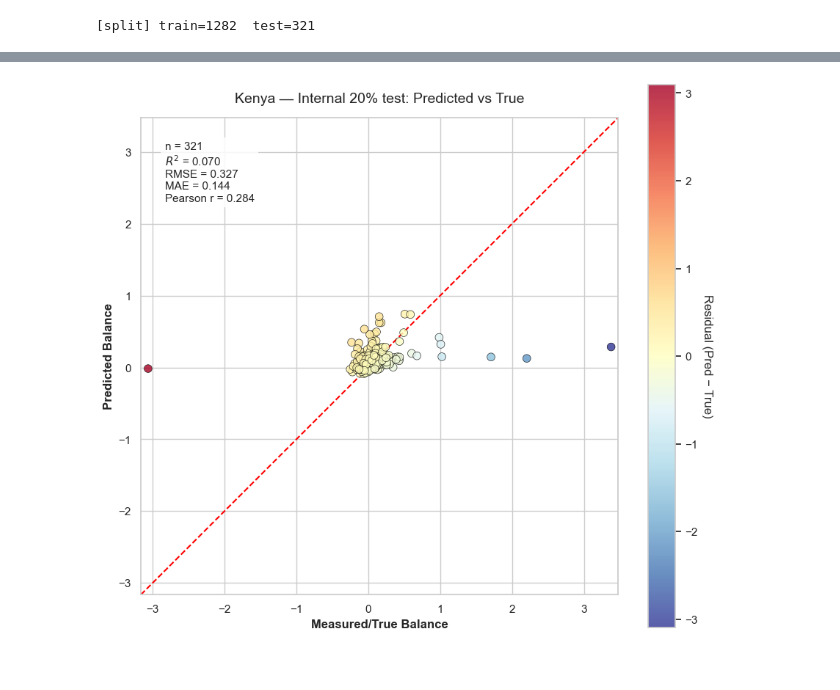
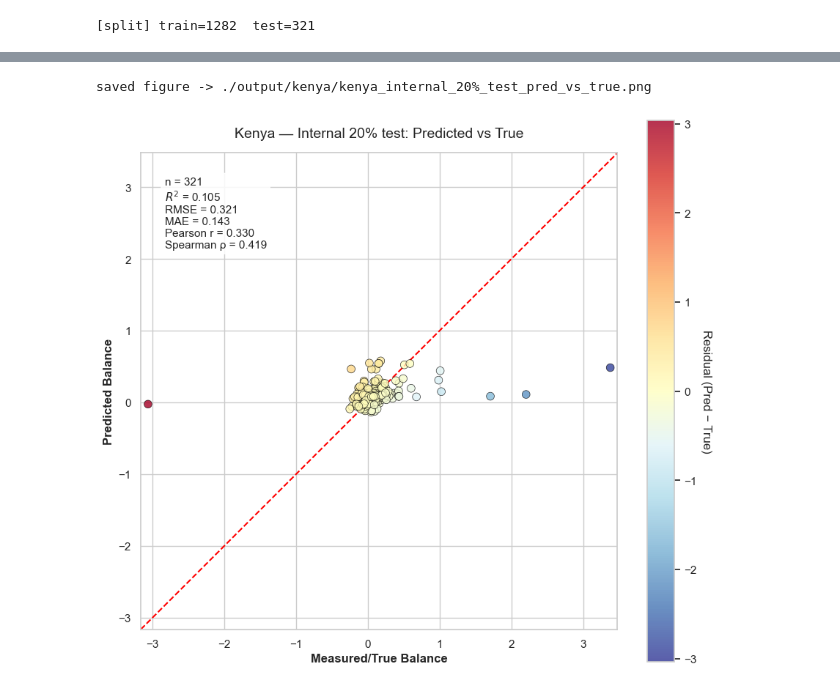
Before and after one commit to antonkout/pastors, a Jupyter notebook: pastors.ipynb, the cells around one changed output, grey strips where cells are left out. Cells and saved outputs as stored; diff of their text form; code cells hidden in the pictures.

```diff
--- a/pastors.ipynb
+++ b/pastors.ipynb
@@ -253,21 +321,24 @@ BSI              -0.0072
 # %%
-model_eval = fit_final(X_train, y_train, best_params, best_iter)
+model_eval = fit_final(X_train, y_train, best_params, best_iter,
+                       objective=XGB_OBJECTIVE)
 
-def regression_metrics(y, yhat):
+def regression_metrics_full(y, yhat):
     return dict(
         R2=r2_score(y, yhat),
         RMSE=np.sqrt(mean_squared_error(y, yhat)),
         MAE=mean_absolute_error(y, yhat),
         MAPE=mean_absolute_percentage_error(y, yhat),
+        Pearson=np.corrcoef(y, yhat)[0, 1],
+        Spearman=spearmanr(y, yhat).correlation,
     )
 
 ridge = Ridge(alpha=1.0, random_state=42).fit(X_train, y_train)
-print("\nInternal 20% test:")
-print(f"  Ridge   : {regression_metrics(y_test, ridge.predict(X_test))}")
-print(f"  XGBoost : {regression_metrics(y_test, model_eval.predict(X_test))}")
+print("\nInternal 20% test (spatially leaky — compare against spatial CV below):")
+print(f"  Ridge   : {regression_metrics_full(y_test, ridge.predict(X_test))}")
+print(f"  XGBoost : {regression_metrics_full(y_test, model_eval.predict(X_test))}")
 
 X_all = np.vstack([X_train, X_test])
 y_all = np.concatenate([y_train, y_test])
-model = fit_final(X_all, y_all, best_params, best_iter)
+model = fit_final(X_all, y_all, best_params, best_iter, objective=XGB_OBJECTIVE)
 print(f"\nFinal model refit on full data: {len(y_all)} samples")
 # %% [output]
@@ -279,10 +442,17 @@ Final model refit on full data: 1603 samples
 # %%
-# Predict, keeping ONLY bare-soil pixels (mask=1). Same SWIR setting as training.
+# Predict, keeping ONLY bare-soil pixels (mask=1). Same SWIR + embedding +
+# window settings as training so the feature vectors match exactly.
+# Continuous prediction raster is written into output/{dataset}/ alongside the
+# metrics and figures, so each region's results live in one folder.
 prediction_path = predict_raster(
     model=model, satellite=satellite, feature_cols=feature_cols,
     mask_path=cfg['mask_path'], mask_keep_value=1,
     sharpen_swir=SHARPEN_SWIR,
-    output_path=f"./output/{satellite}_balance_prediction.tif"
+    use_embeddings=USE_EMBEDDINGS,
+    embeddings_path=embeddings_path,
+    emb_interpolate=EMB_INTERPOLATE,
+    window=WINDOW,
+    output_path=f"{OUT_DIR}/{dataset}_balance_prediction.tif"
 )
 # %% [output]
 Model expects 21 features
@@ -339,10 +532,11 @@ y_true    = df_eval['true'].values
 y_pred    = df_eval['predicted'].values
 residuals = df_eval['residual'].values
 
-r2      = r2_score(y_true, y_pred)
-rmse    = np.sqrt(mean_squared_error(y_true, y_pred))
-mae     = mean_absolute_error(y_true, y_pred)
-pearson = np.corrcoef(y_true, y_pred)[0, 1]
+r2       = r2_score(y_true, y_pred)
+rmse     = np.sqrt(mean_squared_error(y_true, y_pred))
+mae      = mean_absolute_error(y_true, y_pred)
+pearson  = np.corrcoef(y_true, y_pred)[0, 1]
+spearman = spearmanr(y_true, y_pred).correlation
 
 sns.set_theme(style="whitegrid")
 fig, ax = plt.subplots(figsize=(9, 8))
@@ -356,32 +550,39 @@ cbar = plt.colorbar(sc)
 cbar.set_label('Residual (Pred − True)', rotation=270, labelpad=15)
 
 # Point labels only for small validation sets
 if len(df_eval) <= 80:
     for idx, row in df_eval.iterrows():
         ax.text(row['true'] + 0.015, row['predicted'] + 0.015,
                 str(idx), fontsize=8, alpha=0.8, zorder=4)
 
 lims = [min(y_true.min(), y_pred.min()) - 0.1,
         max(y_true.max(), y_pred.max()) + 0.1]
 ax.plot(lims, lims, color='red', linestyle='--', lw=1.5,
         label='Ideal (1:1)', zorder=2)
 
 stats_text = (f'n = {len(df_eval)}\n'
               f'$R^2$ = {r2:.3f}\n'
               f'RMSE = {rmse:.3f}\n'
               f'MAE = {mae:.3f}\n'
-              f'Pearson r = {pearson:.3f}')
+              f'Pearson r = {pearson:.3f}\n'
+              f'Spearman ρ = {spearman:.3f}')
 ax.text(0.05, 0.95, stats_text, transform=ax.transAxes, fontsize=11,
         verticalalignment='top',
         bbox=dict(boxstyle='round', facecolor='white', alpha=0.85))
 
 ax.set_xlabel('Measured/True Balance', fontsize=12, fontweight='bold')
 ax.set_ylabel('Predicted Balance', fontsize=12, fontweight='bold')
 ax.set_title(f'{dataset.title()} — {eval_label}: Predicted vs True',
              fontsize=14, pad=15)
 ax.set_xlim(lims); ax.set_ylim(lims)
 ax.set_aspect('equal')
 plt.tight_layout()
+
+_slug = eval_label.lower().replace(' ', '_')
+_fig_path = f'{OUT_DIR}/{dataset}_{_slug}_pred_vs_true.png'
+fig.savefig(_fig_path, dpi=200, bbox_inches='tight')
+print(f"saved figure -> {_fig_path}")
 plt.show()
 # %% [output]
+saved figure -> ./output/kenya/kenya_internal_20%_test_pred_vs_true.png
-[figure, old version]
+[figure, new version]
```
Also changed, not shown: parts of 16 cells of this notebook, 8 other files.
